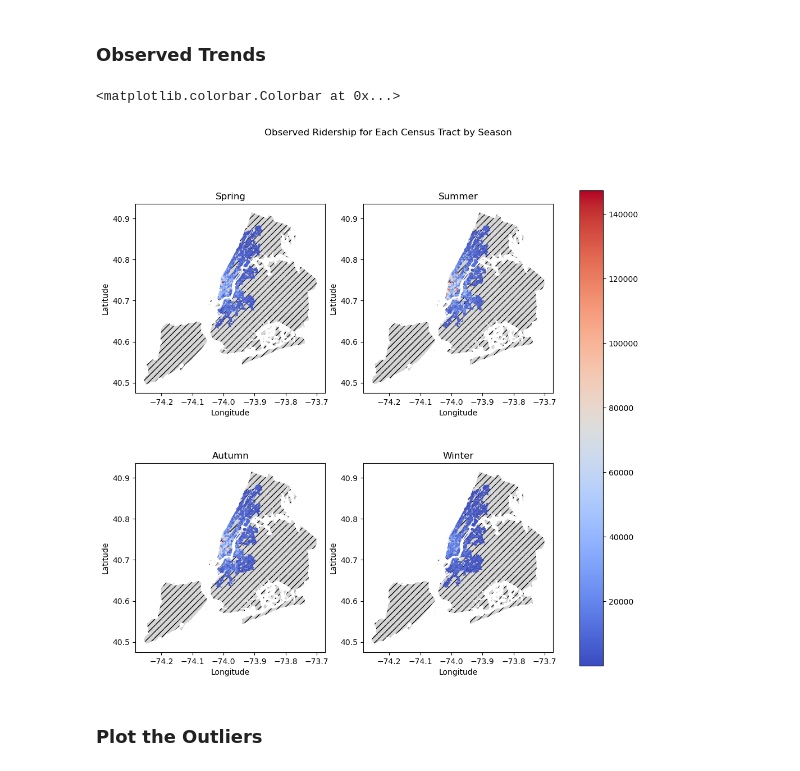
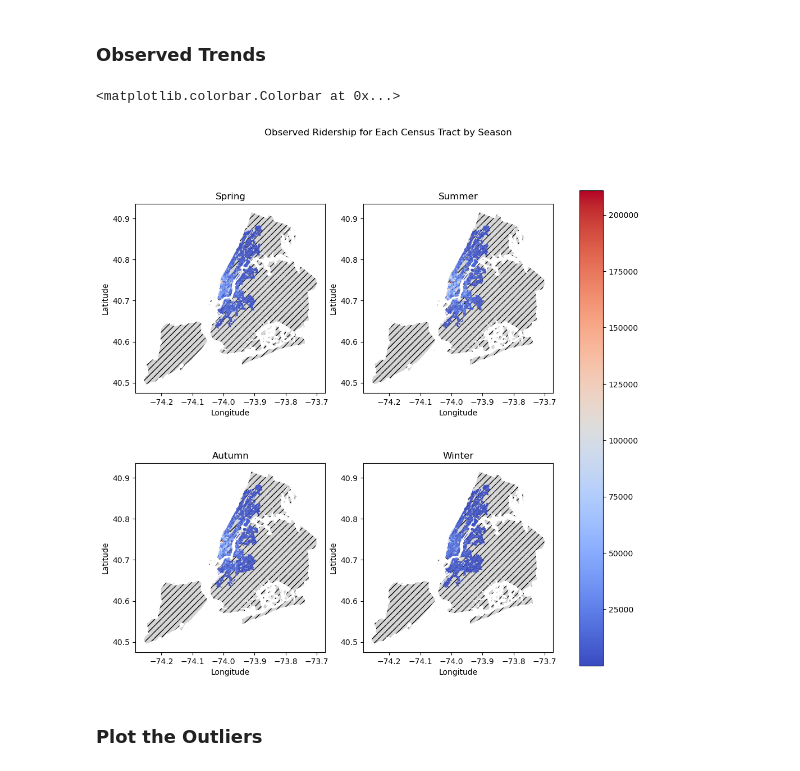
Before and after one commit to ValenciaXIE/Data-Visualization, a Jupyter notebook: Vis_RF.ipynb, the cells around one changed output. Drawn from its saved outputs; the diff is of its cells as text; code cells hidden in the pictures.

```diff
--- a/Vis_RF.ipynb
+++ b/Vis_RF.ipynb
@@ -89,35 +89,36 @@ city['the_geom'] = gpd.GeoSeries.from_wkt(city['the_geom'])
 city = gpd.GeoDataFrame(city, geometry='the_geom')
 city=city.set_crs('epsg: 4326')
 # %%
-vmin = spring['Ridership'].min()
-vmax = spring['Ridership'].max()
+from matplotlib.colors import Normalize
+vmin = min(spring['Ridership'].min(),summer['Ridership'].min(),autumn['Ridership'].min(),winter['Ridership'].min())
+vmax = max(spring['Ridership'].max(),summer['Ridership'].max(),autumn['Ridership'].max(),winter['Ridership'].max())
 fig, ax = plt.subplots(2,2,figsize=(12,11))
 city.plot(ax=ax[0,0], color='LightGrey',hatch='///')
 city.plot(ax=ax[0,1], color='LightGrey',hatch='///')
 city.plot(ax=ax[1,0], color='LightGrey',hatch='///')
 city.plot(ax=ax[1,1], color='LightGrey',hatch='///')
 spring.plot(ax = ax[0,0], column='Ridership', cmap = 'coolwarm',vmin=vmin,vmax=vmax)
 summer.plot(ax = ax[0,1], column='Ridership', cmap = 'coolwarm',vmin=vmin,vmax=vmax)
 autumn.plot(ax = ax[1,0], column='Ridership', cmap = 'coolwarm',vmin=vmin,vmax=vmax)
 winter.plot(ax = ax[1,1], column='Ridership', cmap = 'coolwarm',vmin=vmin,vmax=vmax)
 
 fig.suptitle('Observed Ridership for Each Census Tract by Season', fontsize=12)
 ax[0,0].set_xlabel('Longitude', fontsize=10)
 ax[0,1].set_xlabel('Longitude', fontsize=10)
 ax[1,0].set_xlabel('Longitude', fontsize=10)
 ax[1,1].set_xlabel('Longitude', fontsize=10)
 ax[0,0].set_ylabel('Latitude', fontsize=10)
 ax[0,1].set_ylabel('Latitude', fontsize=10)
 ax[1,0].set_ylabel('Latitude', fontsize=10)
 ax[1,1].set_ylabel('Latitude', fontsize=10)
 ax[0,0].set_title('Spring')
 ax[0,1].set_title('Summer')
 ax[1,0].set_title('Autumn')
 ax[1,1].set_title('Winter')
 fig.colorbar(plt.cm.ScalarMappable(norm=Normalize(vmin, vmax), cmap='coolwarm'),ax=ax)
 # %% [output]
 <matplotlib.colorbar.Colorbar at 0x...>
-[figure, old version]
+[figure, new version]
 # %% [markdown]
 ### Plot the Outliers
 # %%
```
Also changed, not shown: parts of 1 cell of this notebook.
